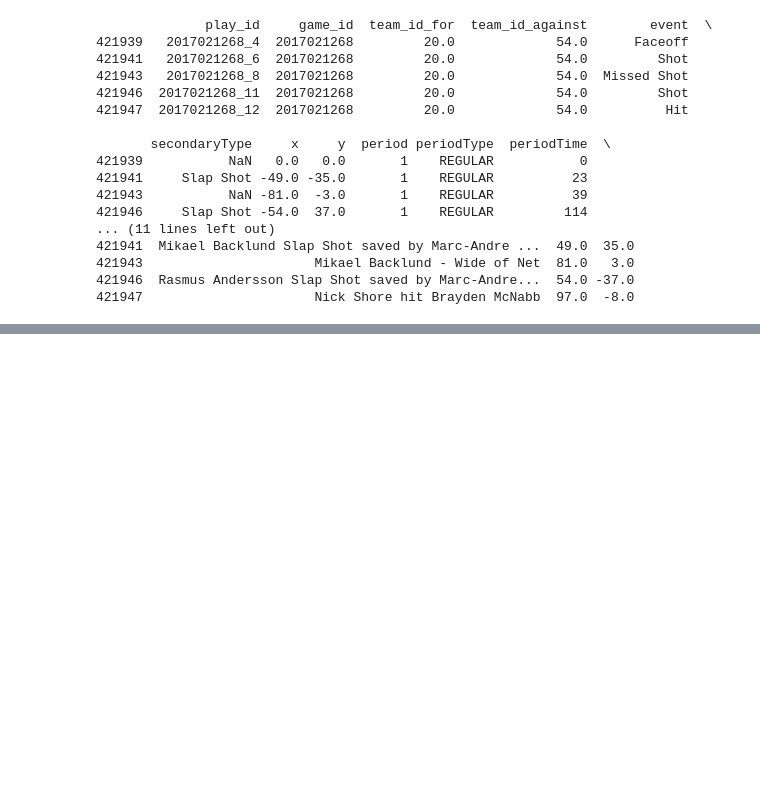
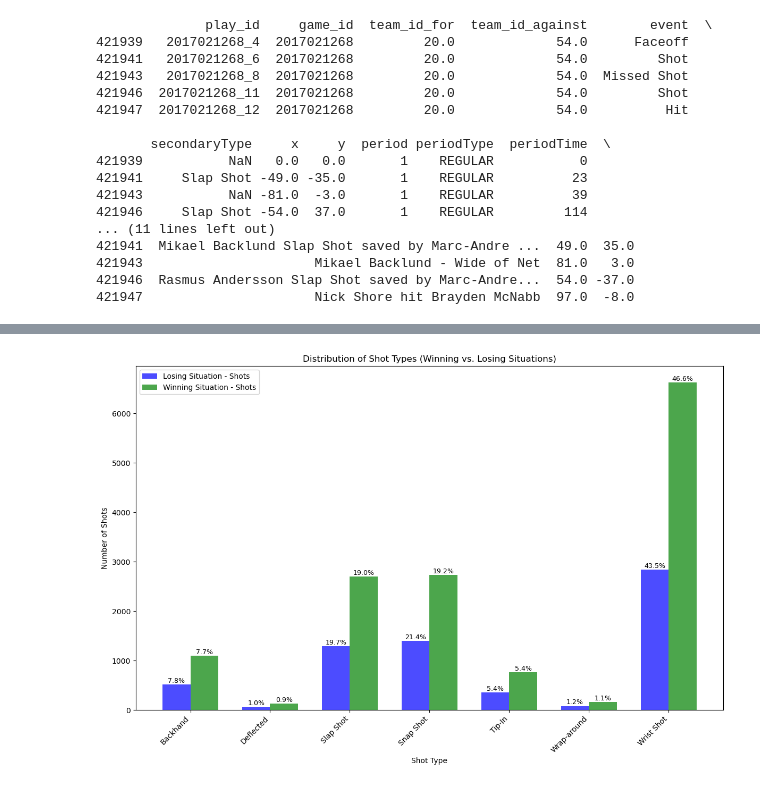
Before and after one commit to mattzirp/pucks_to_the_net, a Jupyter notebook: notebooks/game-situations.ipynb, the cells around one changed output, grey strips where cells are left out. Drawn from its saved outputs; the diff is of its cells as text; code cells hidden in the pictures; blank space fills up the shorter version.

```diff
--- a/notebooks/game-situations.ipynb
+++ b/notebooks/game-situations.ipynb
@@ -212,0 +195,39 @@ plt.show()
+# %%
+import numpy as np
+
+# Create bar positions
+x = np.arange(len(shot_types))
+bar_width = 0.35  # Width of each bar
+
+# Calculate percentages
+losing_shot_percentages = [(count / total_losing_shots) * 100 for count in losing_shot_counts]
+winning_shot_percentages = [(count / total_winning_shots) * 100 for count in winning_shot_counts]
+
+# Set size of plot
+plt.figure(figsize=(12, 8))
+
+# Plot bars for losing and winning shots
+losing_bars = plt.bar(x - bar_width/2, losing_shot_counts, bar_width, color='blue', label='Losing Situation - Shots', alpha=0.7)
+winning_bars = plt.bar(x + bar_width/2, winning_shot_counts, bar_width, color='green', label='Winning Situation - Shots', alpha=0.7)
+
+# Add percentage annotations
+for i in range(len(shot_types)):
+    # Losing shot percentage
+    if losing_shot_counts[i] > 0:
+        plt.text(x[i] - bar_width/2, losing_shot_counts[i] + 1, f"{losing_shot_percentages[i]:.1f}%",
+                 ha='center', va='bottom', fontsize=9, color='black')
+    # Winning shot percentage
+    if winning_shot_counts[i] > 0:
+        plt.text(x[i] + bar_width/2, winning_shot_counts[i] + 1, f"{winning_shot_percentages[i]:.1f}%",
+                 ha='center', va='bottom', fontsize=9, color='black')
+
+# Add labels and title
+plt.xlabel('Shot Type')
+plt.ylabel('Number of Shots')
+plt.title('Distribution of Shot Types (Winning vs. Losing Situations)')
+plt.xticks(x, shot_types, rotation=45, ha='right')
+plt.legend()
+plt.tight_layout()
+plt.show()
+# %% [output]
+[figure, added]
```
Also changed, not shown: parts of 7 cells of this notebook.
